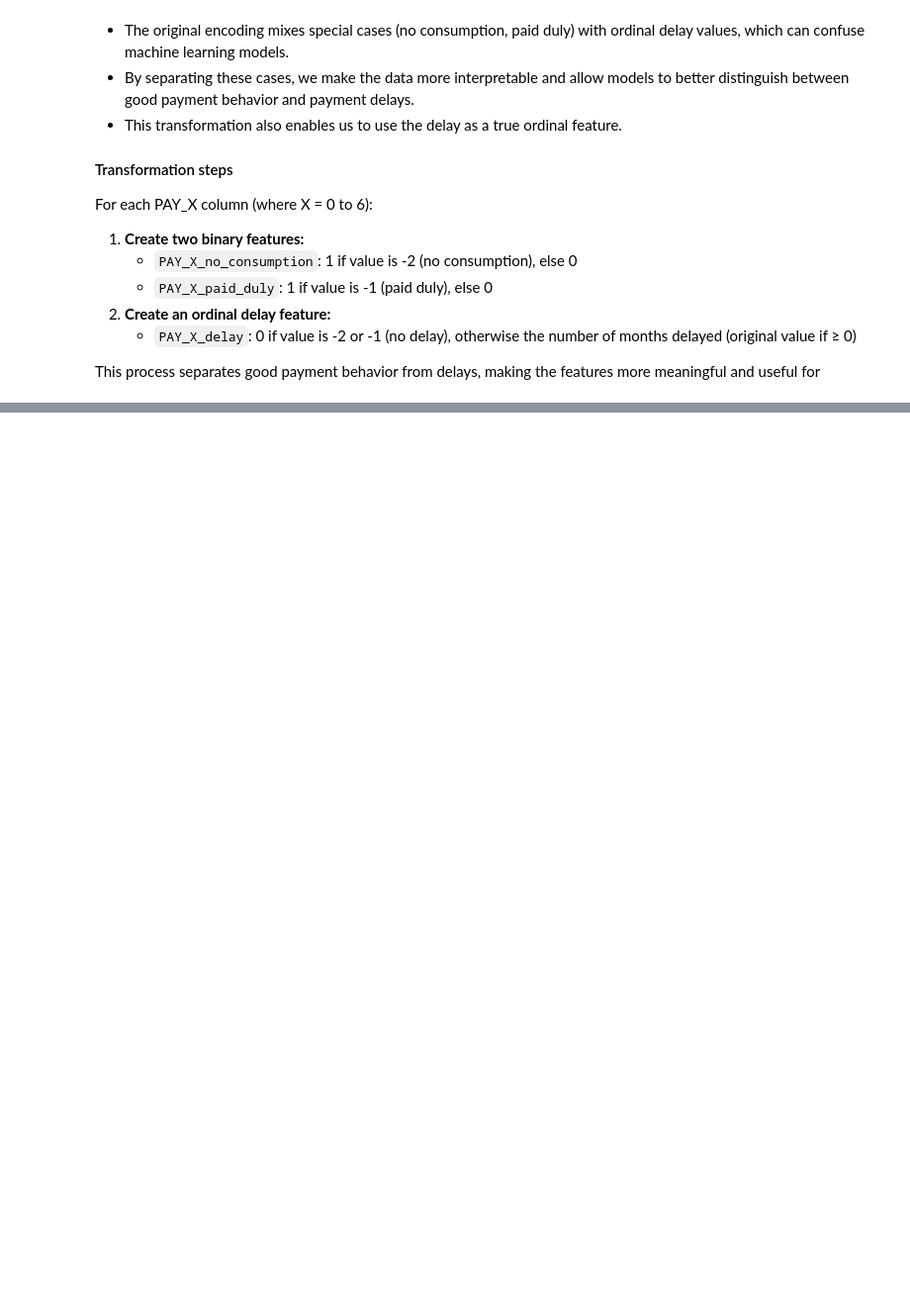
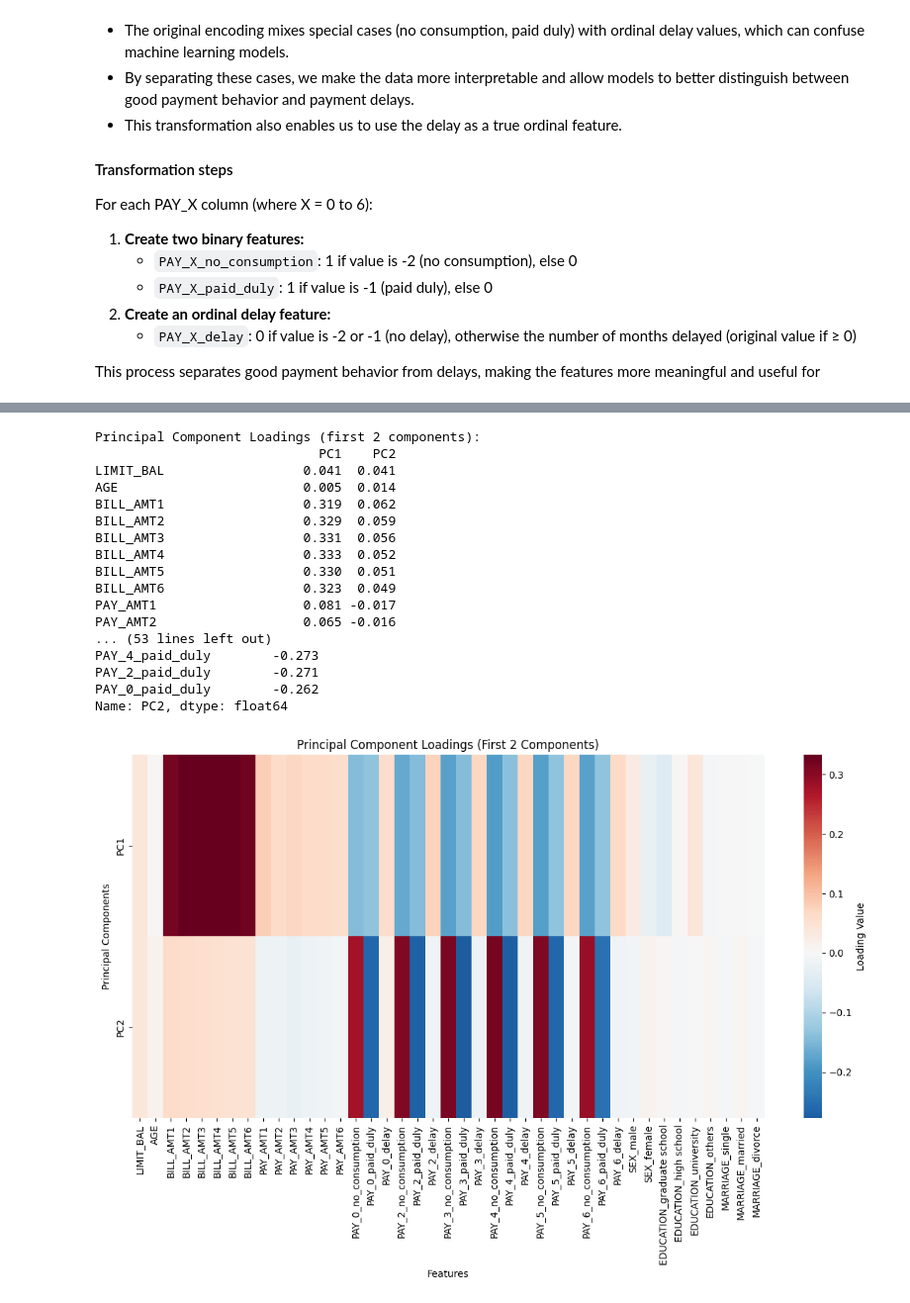
Before and after one commit to Roque97/DS-Project---Predicting-Default-of-Credit-Card-Clients-Taiwan-2005, a Jupyter notebook: notebooks/eda.ipynb, the cells around one changed output, grey strips where cells are left out. Shown at 99% size. Drawn from its saved outputs; the diff is of its cells as text; code cells hidden in the pictures; blank space fills up the shorter version.

```diff
--- a/notebooks/eda.ipynb
+++ b/notebooks/eda.ipynb
@@ -469,0 +507,56 @@ Cumulative explained variance (first 10 components): [0.17285072 0.29311785 0.40
+# %%
+# Show the principal component loadings (vectors)
+import pandas as pd
+
+# Get the component loadings
+loadings = pca.components_
+
+# Create a DataFrame for better visualization
+loadings_df = pd.DataFrame(
+    loadings[:2].T,  # First 2 components, transposed
+    columns=['PC1', 'PC2'],
+    index=pca_features
+)
+
+print("Principal Component Loadings (first 2 components):")
+print(loadings_df.round(3))
+
+# Sort by absolute loadings to see most important features
+print("\nTop 10 features for PC1 (by absolute loading):")
+pc1_sorted = loadings_df['PC1'].abs().sort_values(ascending=False)
+print(loadings_df.loc[pc1_sorted.head(10).index, 'PC1'].round(3))
+
+print("\nTop 10 features for PC2 (by absolute loading):")
+pc2_sorted = loadings_df['PC2'].abs().sort_values(ascending=False)
+print(loadings_df.loc[pc2_sorted.head(10).index, 'PC2'].round(3))
+
+# Visualize loadings as a heatmap
+plt.figure(figsize=(12, 8))
+sns.heatmap(loadings_df.T, cmap='RdBu_r', center=0,
+            xticklabels=True, yticklabels=['PC1', 'PC2'],
+            cbar_kws={'label': 'Loading Value'})
+plt.title('Principal Component Loadings (First 2 Components)')
+plt.xlabel('Features')
+plt.ylabel('Principal Components')
+plt.xticks(rotation=90)
+plt.tight_layout()
+plt.show()
+# %% [output]
+Principal Component Loadings (first 2 components):
+                             PC1    PC2
+LIMIT_BAL                  0.041  0.041
+AGE                        0.005  0.014
+BILL_AMT1                  0.319  0.062
+BILL_AMT2                  0.329  0.059
+BILL_AMT3                  0.331  0.056
+BILL_AMT4                  0.333  0.052
+BILL_AMT5                  0.330  0.051
+BILL_AMT6                  0.323  0.049
+PAY_AMT1                   0.081 -0.017
+PAY_AMT2                   0.065 -0.016
+... (53 lines left out)
+PAY_4_paid_duly        -0.273
+PAY_2_paid_duly        -0.271
+PAY_0_paid_duly        -0.262
+Name: PC2, dtype: float64
+[figure, added]
```
Also changed, not shown: parts of 8 cells of this notebook, 2 other files.
